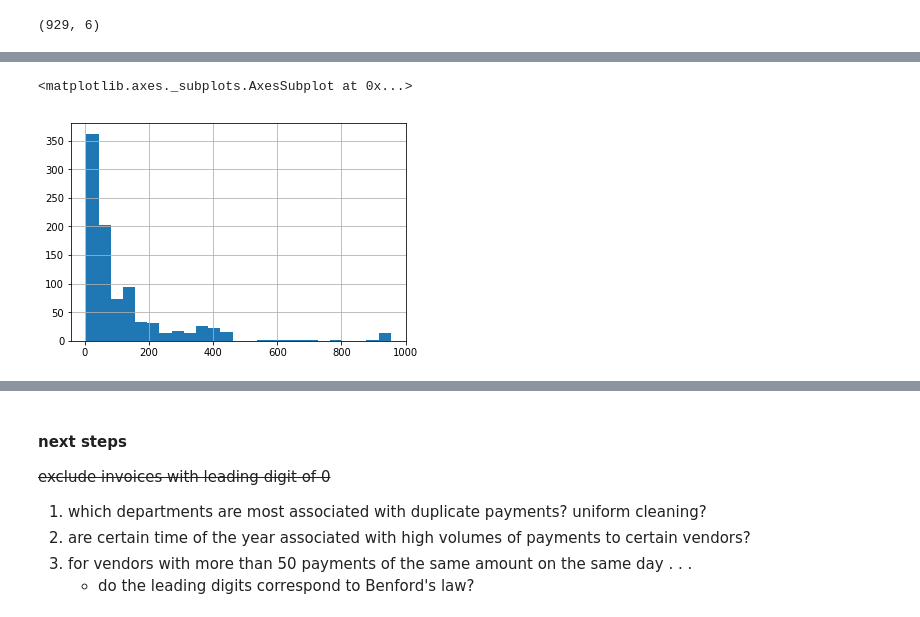
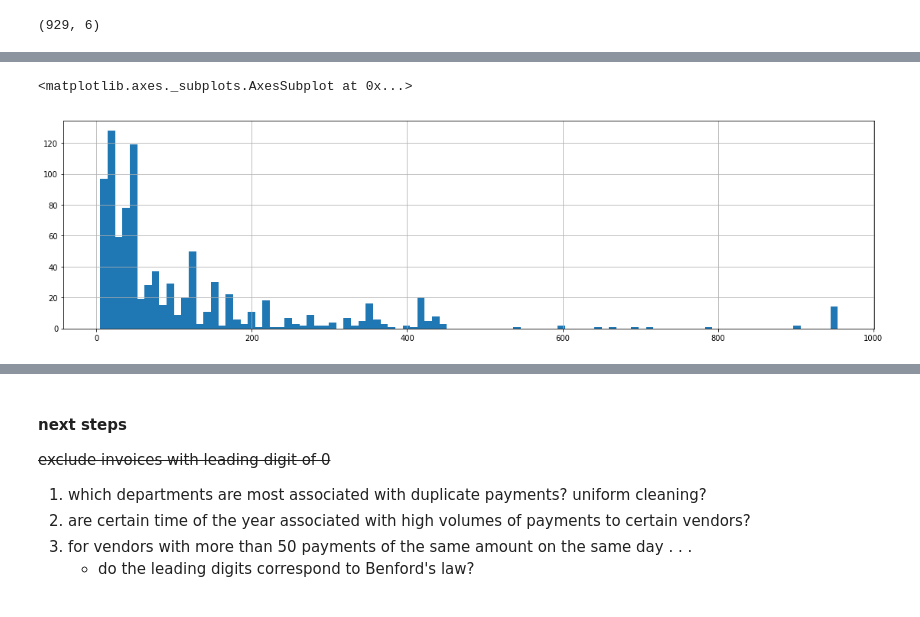
Before and after one commit to mrkjhsn/City-of-Phoenix-Vendor-Payments, a Jupyter notebook: vendor_analysis.ipynb, the cells around one changed output, grey strips where cells are left out. Drawn from its saved outputs; the diff is of its cells as text; code cells hidden in the pictures.

```diff
--- a/vendor_analysis.ipynb
+++ b/vendor_analysis.ipynb
@@ -281,5 +262,6 @@ max(identical_pay_group[identical_pay_group[0] > 20]['invoice_net_amt'])
 # %%
-identical_pay_group[(identical_pay_group[0] > 20) & (identical_pay_group['invoice_net_amt'] < 1000)]['invoice_net_amt'].hist(bins=25)
+fig, ax = plt.subplots(figsize=(19, 5))
+identical_pay_group[(identical_pay_group[0] > 20) & (identical_pay_group['invoice_net_amt'] < 1000)]['invoice_net_amt'].hist(bins=100)
 # %% [output]
 <matplotlib.axes._subplots.AxesSubplot at 0x...>
-[figure, old version]
+[figure, new version]
```
Also changed, not shown: parts of 12 cells of this notebook.
